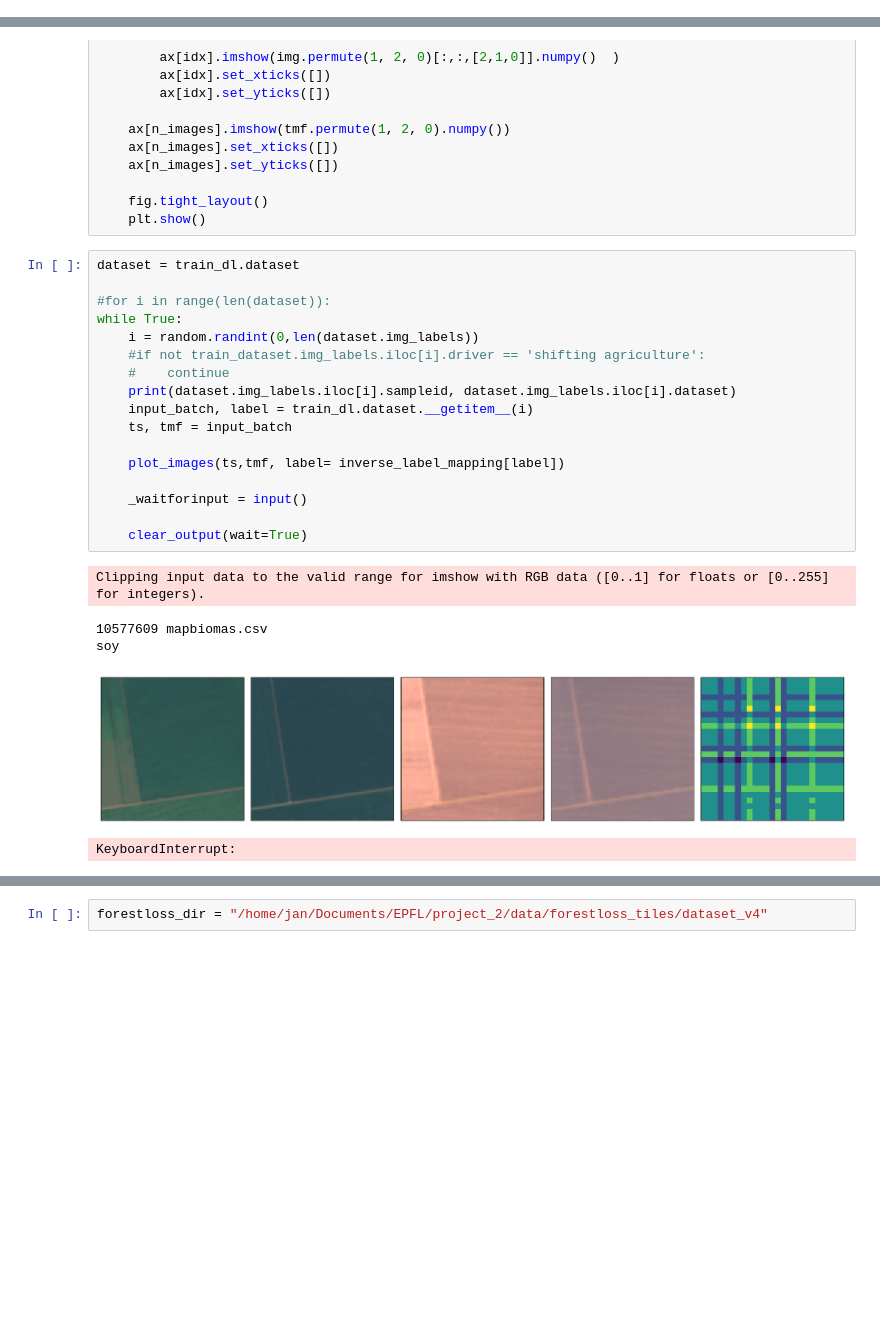
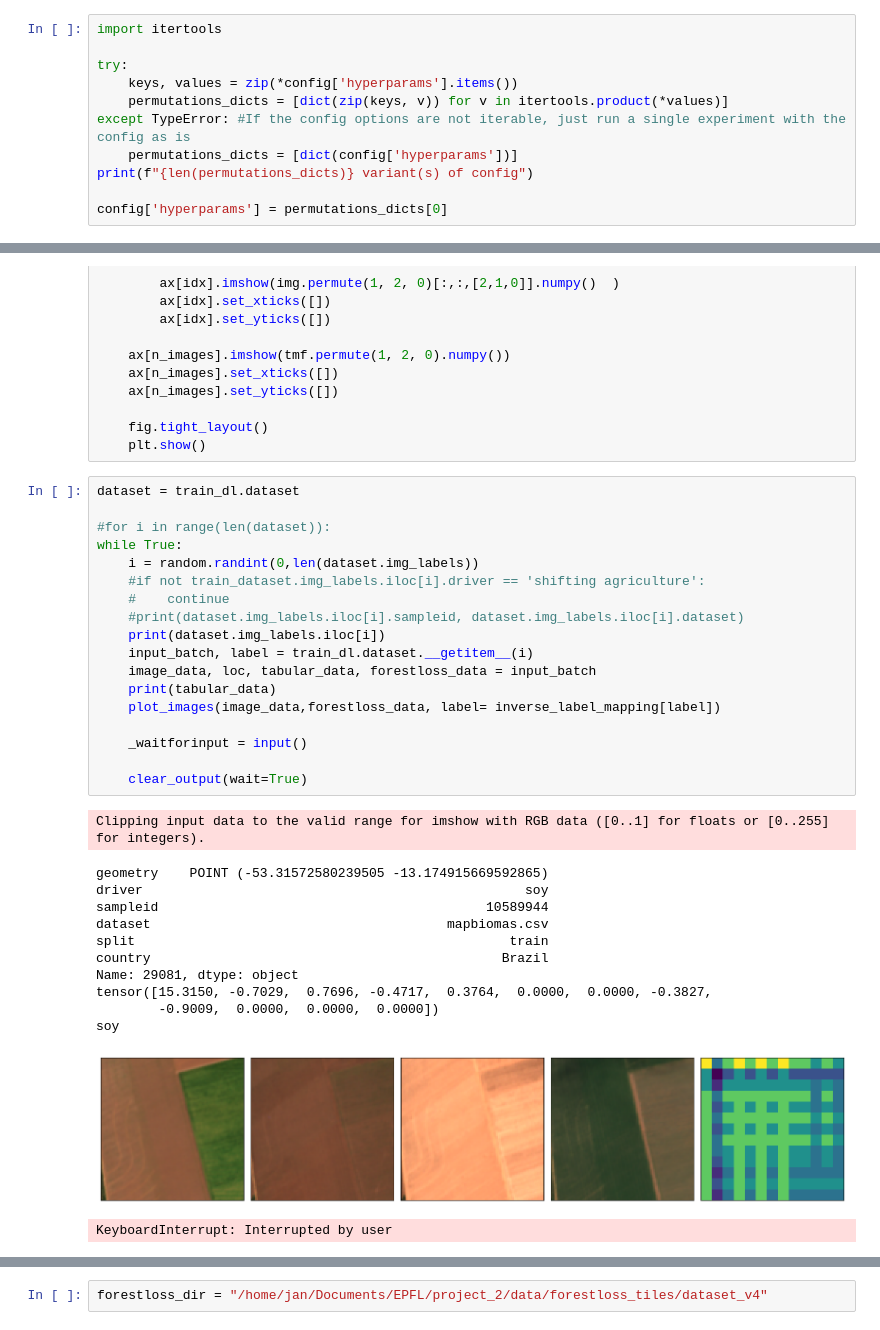
Before and after one commit to janpisl/location-encoding, a Jupyter notebook: notebooks/visualize_data-with_tmf-dst_v4.ipynb, the cells around one changed output, grey strips where cells are left out. Saved outputs shown, nothing was run; the diff lists cells and outputs as text; blank space fills up the shorter version.

Commit message:
refactor, enable any combination of inputs

```diff
--- a/notebooks/visualize_data-with_tmf-dst_v4.ipynb
+++ b/notebooks/visualize_data-with_tmf-dst_v4.ipynb
@@ -68,2 +117,13 @@ config = {
     }
 }
+# %%
+import itertools
+
+try:
+    keys, values = zip(*config['hyperparams'].items())
+    permutations_dicts = [dict(zip(keys, v)) for v in itertools.product(*values)]
+except TypeError: #If the config options are not iterable, just run a single experiment with the config as is
+    permutations_dicts = [dict(config['hyperparams'])]
+print(f"{len(permutations_dicts)} variant(s) of config")
+
+config['hyperparams'] = permutations_dicts[0]
@@ -99,23 +161,32 @@ def plot_images(data, tmf, label):
 # %%
 dataset = train_dl.dataset
 
 #for i in range(len(dataset)):
 while True:
     i = random.randint(0,len(dataset.img_labels))
     #if not train_dataset.img_labels.iloc[i].driver == 'shifting agriculture':
     #    continue
-    print(dataset.img_labels.iloc[i].sampleid, dataset.img_labels.iloc[i].dataset)
+    #print(dataset.img_labels.iloc[i].sampleid, dataset.img_labels.iloc[i].dataset)
+    print(dataset.img_labels.iloc[i])
     input_batch, label = train_dl.dataset.__getitem__(i)
-    ts, tmf = input_batch
-
-    plot_images(ts,tmf, label= inverse_label_mapping[label])
+    image_data, loc, tabular_data, forestloss_data = input_batch
+    print(tabular_data)
+    plot_images(image_data,forestloss_data, label= inverse_label_mapping[label])
 
     _waitforinput = input()
 
     clear_output(wait=True)
 # %% [output]
 Clipping input data to the valid range for imshow with RGB data ([0..1] for floats or [0..255] for integers).
-10577609 mapbiomas.csv
+geometry    POINT (-53.31572580239505 -13.174915669592865)
+driver                                                 soy
+sampleid                                          10589944
+dataset                                      mapbiomas.csv
+split                                                train
+country                                             Brazil
+Name: 29081, dtype: object
+tensor([15.3150, -0.7029,  0.7696, -0.4717,  0.3764,  0.0000,  0.0000, -0.3827,
+        -0.9009,  0.0000,  0.0000,  0.0000])
 soy
-[figure, old version]
+[figure, new version]
-KeyboardInterrupt:
+KeyboardInterrupt: Interrupted by user
```
Also changed, not shown: parts of 13 cells of this notebook, 13 other files.
